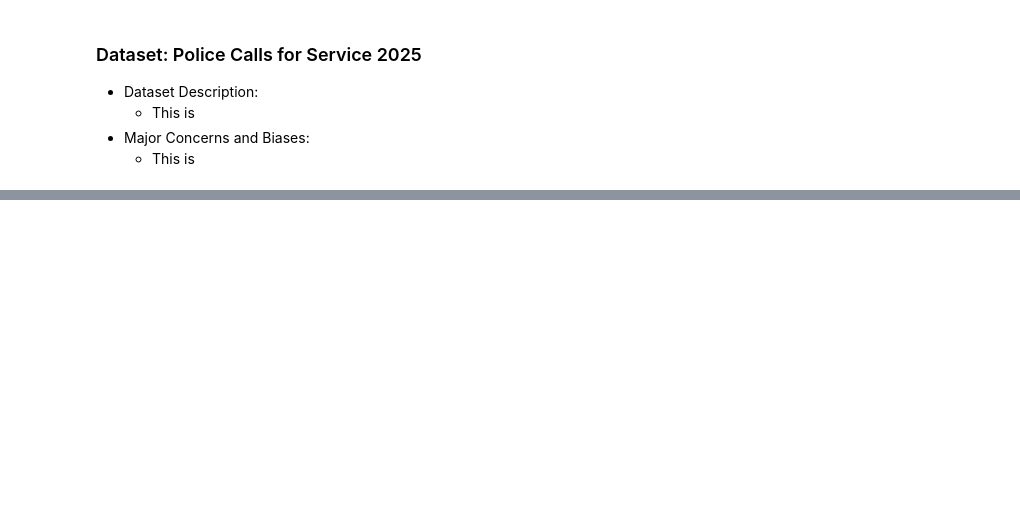
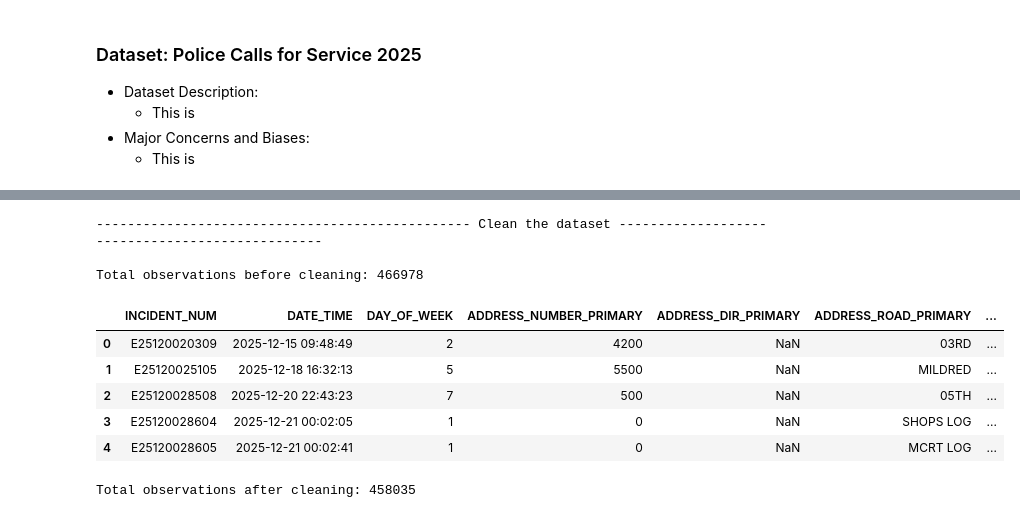
Before and after one commit to BJKin/Analytics-Driven-Resource-Deployment-for-San-Diego-Emergency-Services, a Jupyter notebook: data_pipeline.ipynb, the cells around one changed output, grey strips where cells are left out. Saved outputs shown, nothing was run; the diff lists cells and outputs as text; code cells hidden in the pictures; blank space fills up the shorter version.

```diff
--- a/data_pipeline.ipynb
+++ b/data_pipeline.ipynb
@@ -73,0 +221,25 @@ df.head()
+# %%
+# Clean the dataset
+print('-' * 48 + ' Clean the dataset ' + '-' * 48 )
+print(f'\nTotal observations before cleaning: {len(df)}\n')
+
+# Remove intersecting street columns
+df_cleaned = df.drop(labels=['ADDRESS_DIR_INTERSECTING', 'ADDRESS_ROAD_INTERSECTING', 'ADDRESS_SFX_INTERSECTING'], axis='columns')
+
+# Remove any row with missing ADDRESS_ROAD_PRIMARY, CALL_TYPE, or DISPOSITION entries
+df_cleaned = df_cleaned.dropna(subset=['ADDRESS_ROAD_PRIMARY', 'CALL_TYPE', 'DISPOSITION']).reset_index(drop=True)
+
+df_cleaned.to_csv('data/01-processed/pd_calls_for_service_2025_datasd_cleaned.csv', index=False)
+display(df_cleaned.head())
+print(f'Total observations after cleaning: {len(df_cleaned)}\n')
+# %% [output]
+------------------------------------------------ Clean the dataset ------------------------------------------------
+
+Total observations before cleaning: 466978
+|  | INCIDENT_NUM | DATE_TIME | DAY_OF_WEEK | ADDRESS_NUMBER_PRIMARY | ADDRESS_DIR_PRIMARY | ADDRESS_ROAD_PRIMARY | ... |
+| 0 | E25120020309 | 2025-12-15 09:48:49 | 2 | 4200 | NaN | 03RD | ... |
+| 1 | E25120025105 | 2025-12-18 16:32:13 | 5 | 5500 | NaN | MILDRED | ... |
+| 2 | E25120028508 | 2025-12-20 22:43:23 | 7 | 500 | NaN | 05TH | ... |
+| 3 | E25120028604 | 2025-12-21 00:02:05 | 1 | 0 | NaN | SHOPS LOG | ... |
+| 4 | E25120028605 | 2025-12-21 00:02:41 | 1 | 0 | NaN | MCRT LOG | ... |
+Total observations after cleaning: 458035
```
Also changed, not shown: parts of 6 cells of this notebook, 2 other files.
